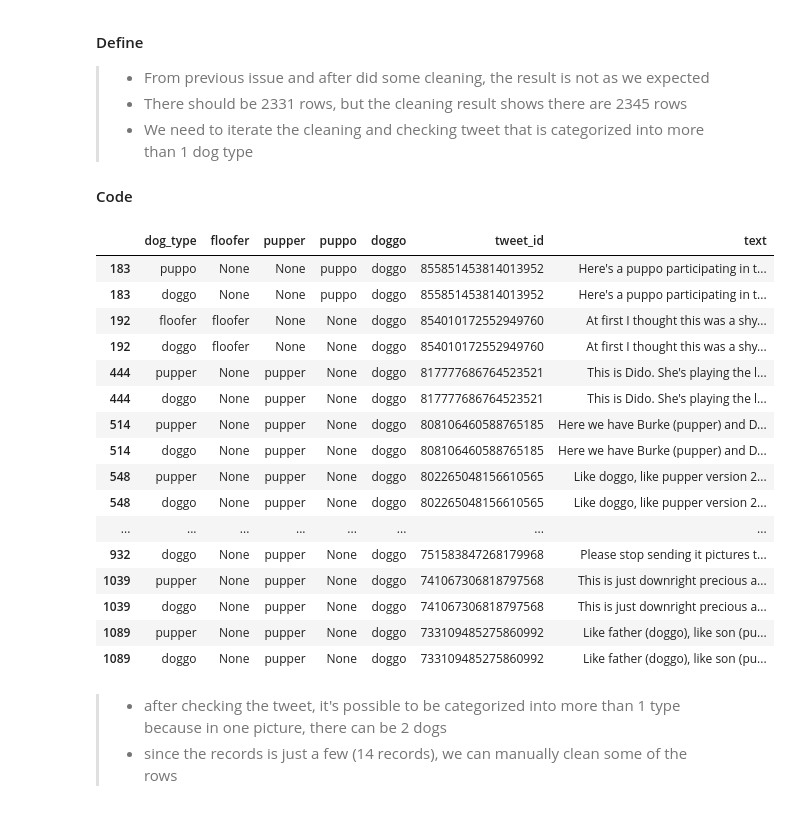
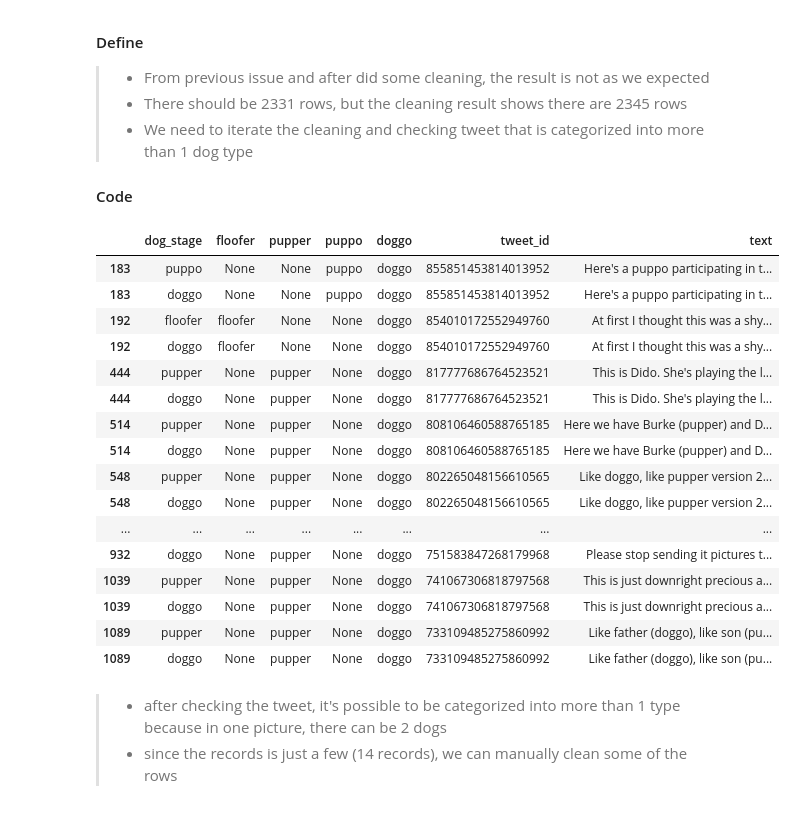
Before and after one commit to primalusiana/twitter-data-wrangling, a Jupyter notebook: wrangle_act.ipynb, the cells around one changed output. Drawn from its saved outputs; the diff is of its cells as text; code cells hidden in the pictures.

```diff
--- a/wrangle_act.ipynb
+++ b/wrangle_act.ipynb
@@ -431,7 +443,7 @@ df_dog_cmb = df_dog_cmb[df_dog_cmb[0]!="None"].index.to_frame().reset_index(leve
 df_dog_cmb.drop(0, axis=1, inplace=True)
 # %%
 # rename column 1
-df_dog_cmb.rename(columns={1: "dog_type"}, inplace=True)
+df_dog_cmb.rename(columns={1: "dog_stage"}, inplace=True)
 # %%
 # join with df_cln
 df_cln = pd.merge(df_cln, df_dog_cmb, how="left" ,left_index=True, right_index=True)
@@ -465,9 +477,9 @@ df_cln.shape
 
 #### Code
 # %%
-df_cln[df_cln.index.duplicated(keep=False)][['dog_type','floofer','pupper','puppo','doggo','tweet_id','text']]
+df_cln[df_cln.index.duplicated(keep=False)][['dog_stage','floofer','pupper','puppo','doggo','tweet_id','text']]
 # %% [output]
-|  | dog_type | floofer | pupper | puppo | doggo | tweet_id | text |
+|  | dog_stage | floofer | pupper | puppo | doggo | tweet_id | text |
 | 183 | puppo | None | None | puppo | doggo | 855851453814013952 | Here's a puppo participating in t... |
 | 183 | doggo | None | None | puppo | doggo | 855851453814013952 | Here's a puppo participating in t... |
 | 192 | floofer | floofer | None | None | doggo | 854010172552949760 | At first I thought this was a shy... |
```
Also changed, not shown: parts of 58 cells of this notebook, 1 other file.
